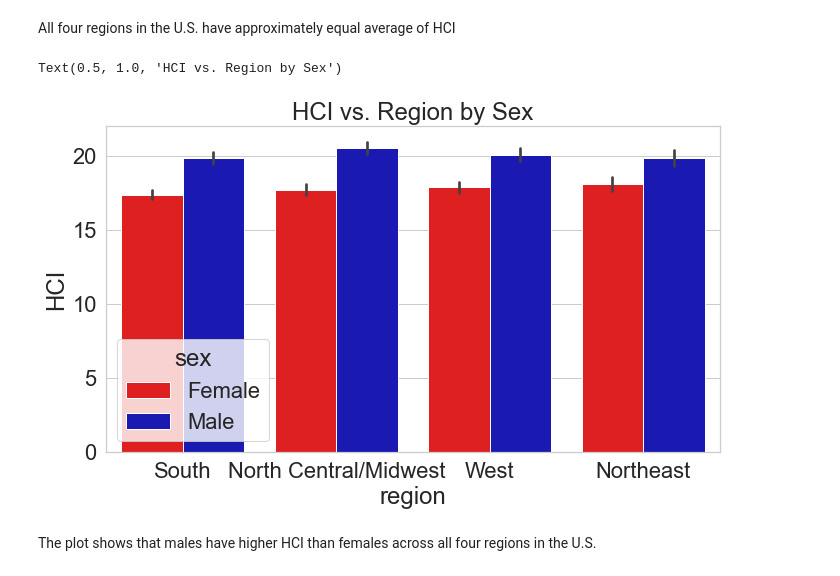
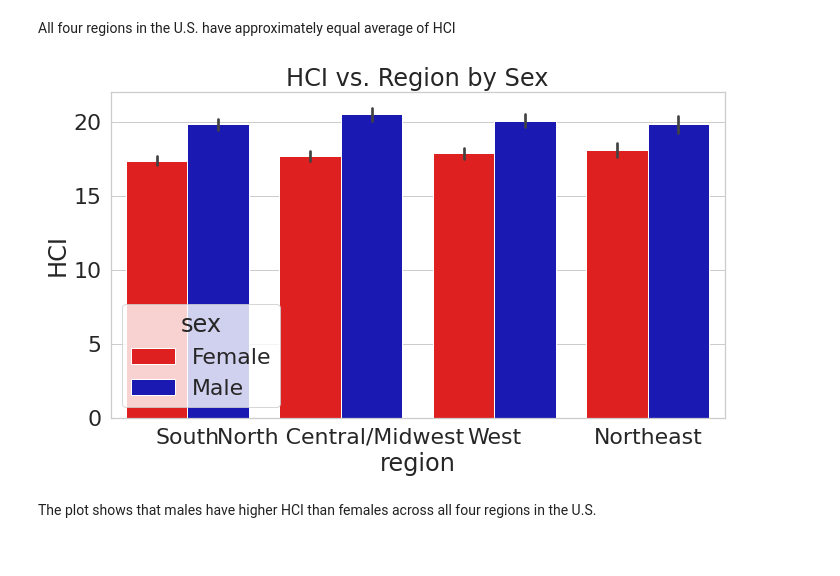
Before and after one commit to RosiePeng1/COGS108-Project, a Jupyter notebook: EDACheckpointGroup_Sp23_cogs108project.ipynb, the cells around one changed output. Drawn from its saved outputs; the diff is of its cells as text; code cells hidden in the pictures.

```diff
--- a/EDACheckpointGroup_Sp23_cogs108project.ipynb
+++ b/EDACheckpointGroup_Sp23_cogs108project.ipynb
@@ -430,11 +504,10 @@ plt.title("HCI vs. Region");
 All four regions in the U.S. have approximately equal average of HCI
 # %%
 plt.figure(figsize=(11, 6))
-sns.barplot(x = "region", y= "HCI",hue = sex, palette = palette, data = df_plot)
+sns.barplot(x = "region", y= "HCI",hue = 'sex', palette = palette, data = df_plot)
 plt.title("HCI vs. Region by Sex");
 # %% [output]
-Text(0.5, 1.0, 'HCI vs. Region by Sex')
-[figure, old version]
+[figure, new version]
 # %% [markdown]
 The plot shows that males have higher HCI than females across all four regions in the U.S.
 # %%
```
Also changed, not shown: parts of 11 cells of this notebook.
